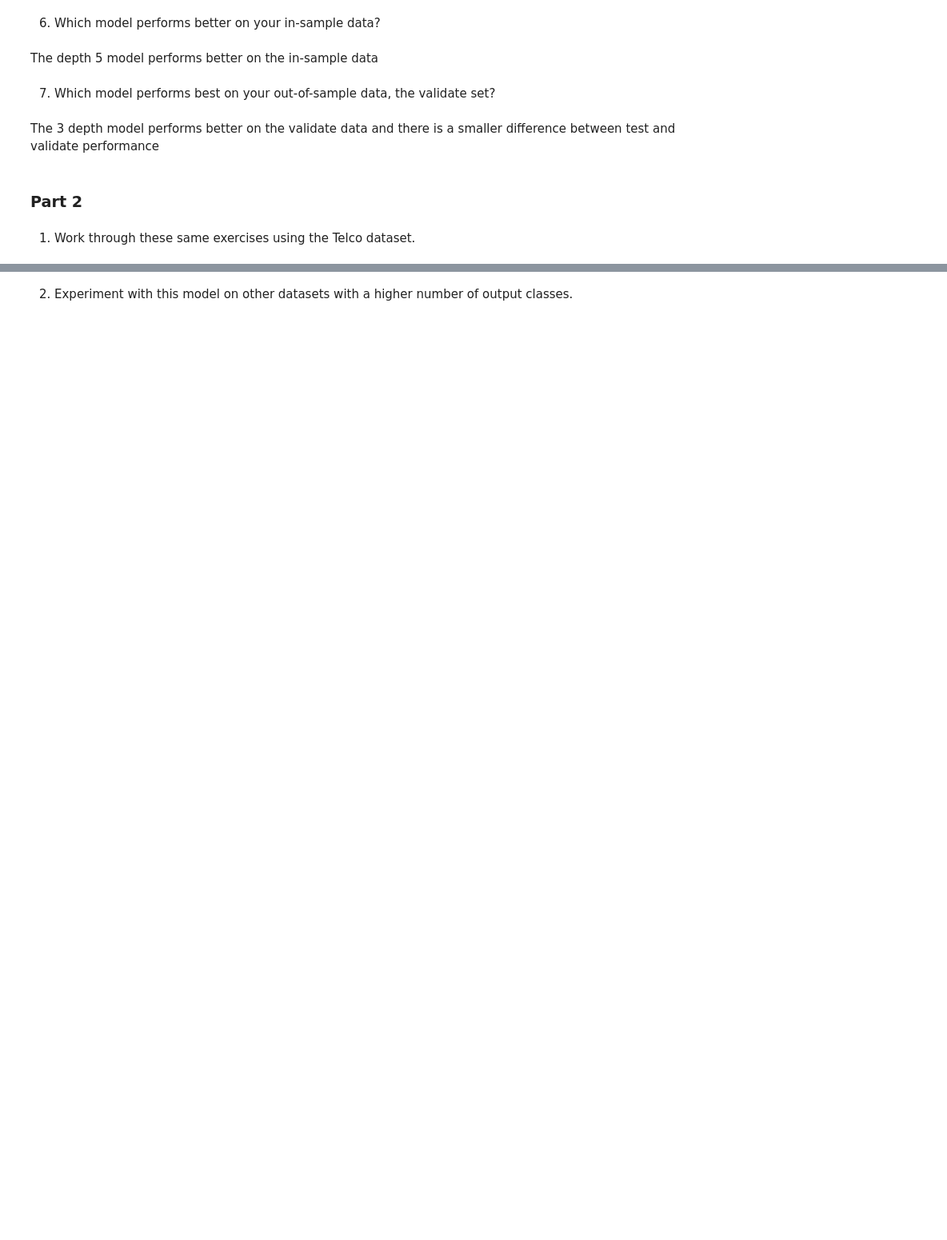
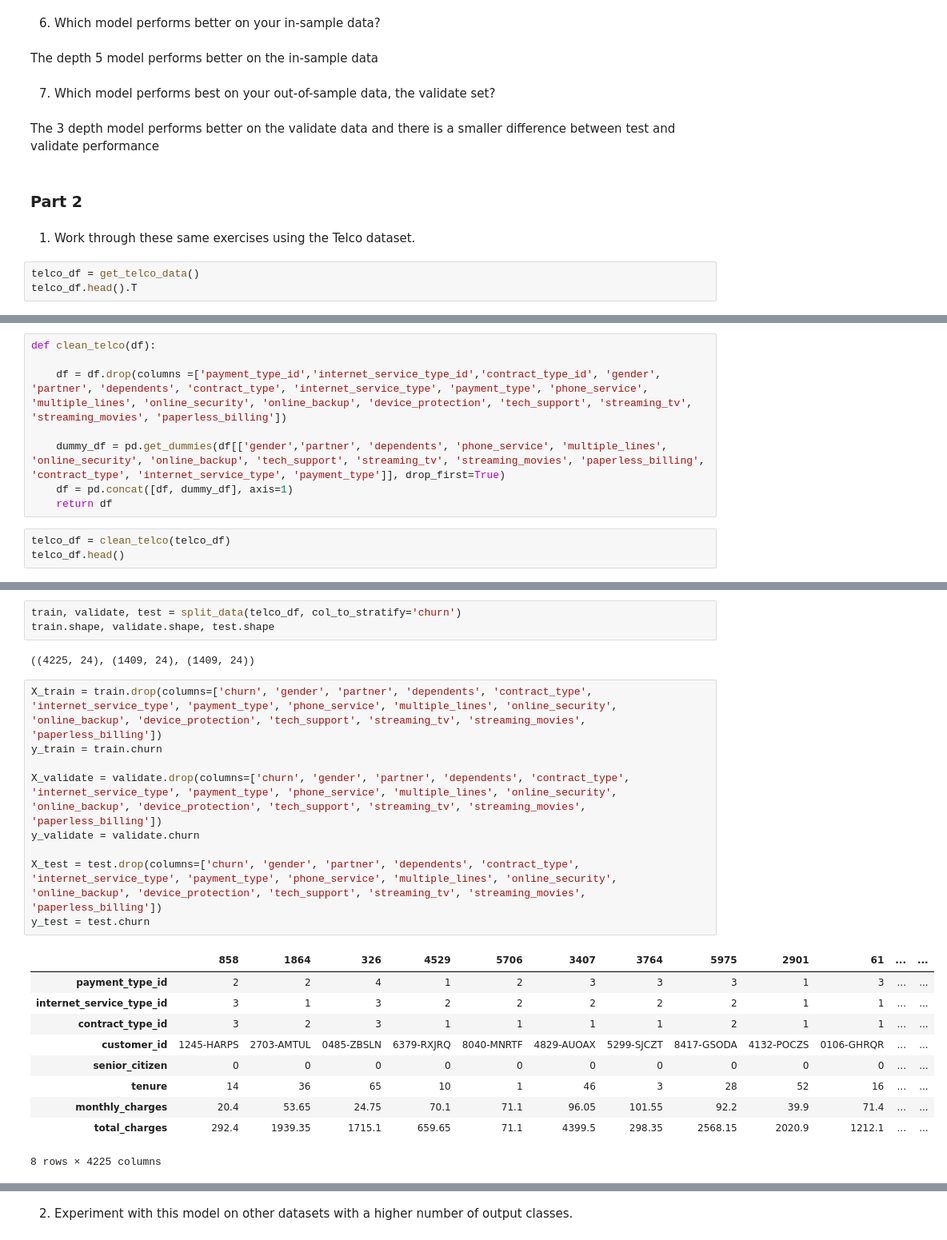
Before and after one commit to DerekBixby/classification_exercises, a Jupyter notebook: decision_tree.ipynb, the cells around one changed output, grey strips where cells are left out. Shown at 80% size. Drawn from its saved outputs; the diff is of its cells as text; blank space fills up the shorter version.

Commit message:
added inital decision tree exercises plus unfinished bonus Telco content

```diff
--- a/decision_tree.ipynb
+++ b/decision_tree.ipynb
@@ -319,3 +319,6 @@ The 3 depth model performs better on the validate data and there is a smaller di
 ### Part 2
 # %% [markdown]
 1. Work through these same exercises using the Telco dataset.
+# %%
+telco_df = get_telco_data()
+telco_df.head().T
@@ -321,0 +343,11 @@ The 3 depth model performs better on the validate data and there is a smaller di
+# %%
+def clean_telco(df):
+
+    df = df.drop(columns =['payment_type_id','internet_service_type_id','contract_type_id', 'gender', 'partner', 'dependents', 'contract_type', 'internet_service_type', 'payment_type', 'phone_service', 'multiple_lines', 'online_security', 'online_backup', 'device_protection', 'tech_support', 'streaming_tv', 'streaming_movies', 'paperless_billing'])
+
+    dummy_df = pd.get_dummies(df[['gender','partner', 'dependents', 'phone_service', 'multiple_lines', 'online_security', 'online_backup', 'tech_support', 'streaming_tv', 'streaming_movies', 'paperless_billing', 'contract_type', 'internet_service_type', 'payment_type']], drop_first=True)
+    df = pd.concat([df, dummy_df], axis=1)
+    return df
+# %%
+telco_df = clean_telco(telco_df)
+telco_df.head()
@@ -321,0 +376,25 @@ The 3 depth model performs better on the validate data and there is a smaller di
+# %%
+train, validate, test = split_data(telco_df, col_to_stratify='churn')
+train.shape, validate.shape, test.shape
+# %% [output]
+((4225, 24), (1409, 24), (1409, 24))
+# %%
+X_train = train.drop(columns=['churn', 'gender', 'partner', 'dependents', 'contract_type', 'internet_service_type', 'payment_type', 'phone_service', 'multiple_lines', 'online_security', 'online_backup', 'device_protection', 'tech_support', 'streaming_tv', 'streaming_movies', 'paperless_billing'])
+y_train = train.churn
+
+X_validate = validate.drop(columns=['churn', 'gender', 'partner', 'dependents', 'contract_type', 'internet_service_type', 'payment_type', 'phone_service', 'multiple_lines', 'online_security', 'online_backup', 'device_protection', 'tech_support', 'streaming_tv', 'streaming_movies', 'paperless_billing'])
+y_validate = validate.churn
+
+X_test = test.drop(columns=['churn', 'gender', 'partner', 'dependents', 'contract_type', 'internet_service_type', 'payment_type', 'phone_service', 'multiple_lines', 'online_security', 'online_backup', 'device_protection', 'tech_support', 'streaming_tv', 'streaming_movies', 'paperless_billing'])
+y_test = test.churn
+# %% [output]
+|  | 858 | 1864 | 326 | 4529 | 5706 | 3407 | 3764 | 5975 | 2901 | 61 | ... | ... |
+| payment_type_id | 2 | 2 | 4 | 1 | 2 | 3 | 3 | 3 | 1 | 3 | ... | ... |
+| internet_service_type_id | 3 | 1 | 3 | 2 | 2 | 2 | 2 | 2 | 1 | 1 | ... | ... |
+| contract_type_id | 3 | 2 | 3 | 1 | 1 | 1 | 1 | 2 | 1 | 1 | ... | ... |
+| customer_id | 1245-HARPS | 2703-AMTUL | 0485-ZBSLN | 6379-RXJRQ | 8040-MNRTF | 4829-AUOAX | 5299-SJCZT | 8417-GSODA | 4132-POCZS | 0106-GHRQR | ... | ... |
+| senior_citizen | 0 | 0 | 0 | 0 | 0 | 0 | 0 | 0 | 0 | 0 | ... | ... |
+| tenure | 14 | 36 | 65 | 10 | 1 | 46 | 3 | 28 | 52 | 16 | ... | ... |
+| monthly_charges | 20.4 | 53.65 | 24.75 | 70.1 | 71.1 | 96.05 | 101.55 | 92.2 | 39.9 | 71.4 | ... | ... |
+| total_charges | 292.4 | 1939.35 | 1715.1 | 659.65 | 71.1 | 4399.5 | 298.35 | 2568.15 | 2020.9 | 1212.1 | ... | ... |
+8 rows × 4225 columns
```
Also changed, not shown: parts of 7 cells of this notebook.
